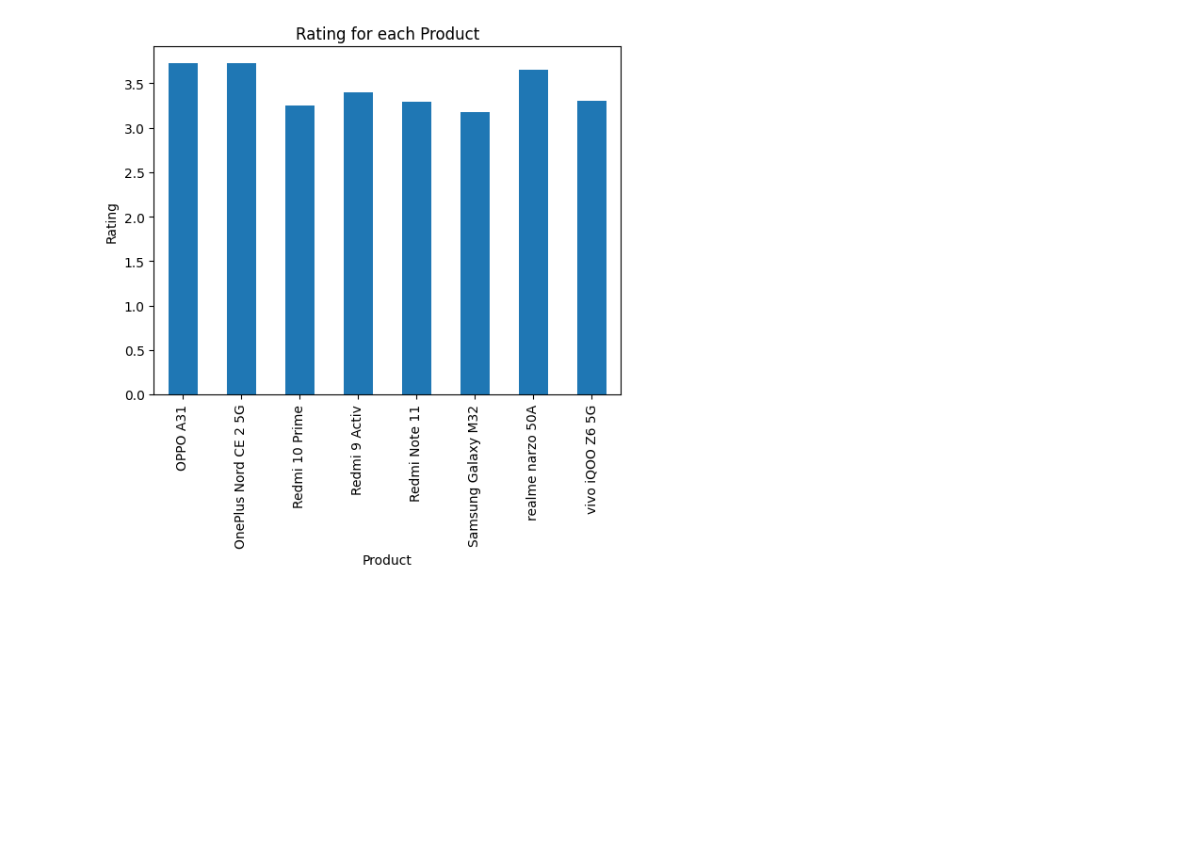
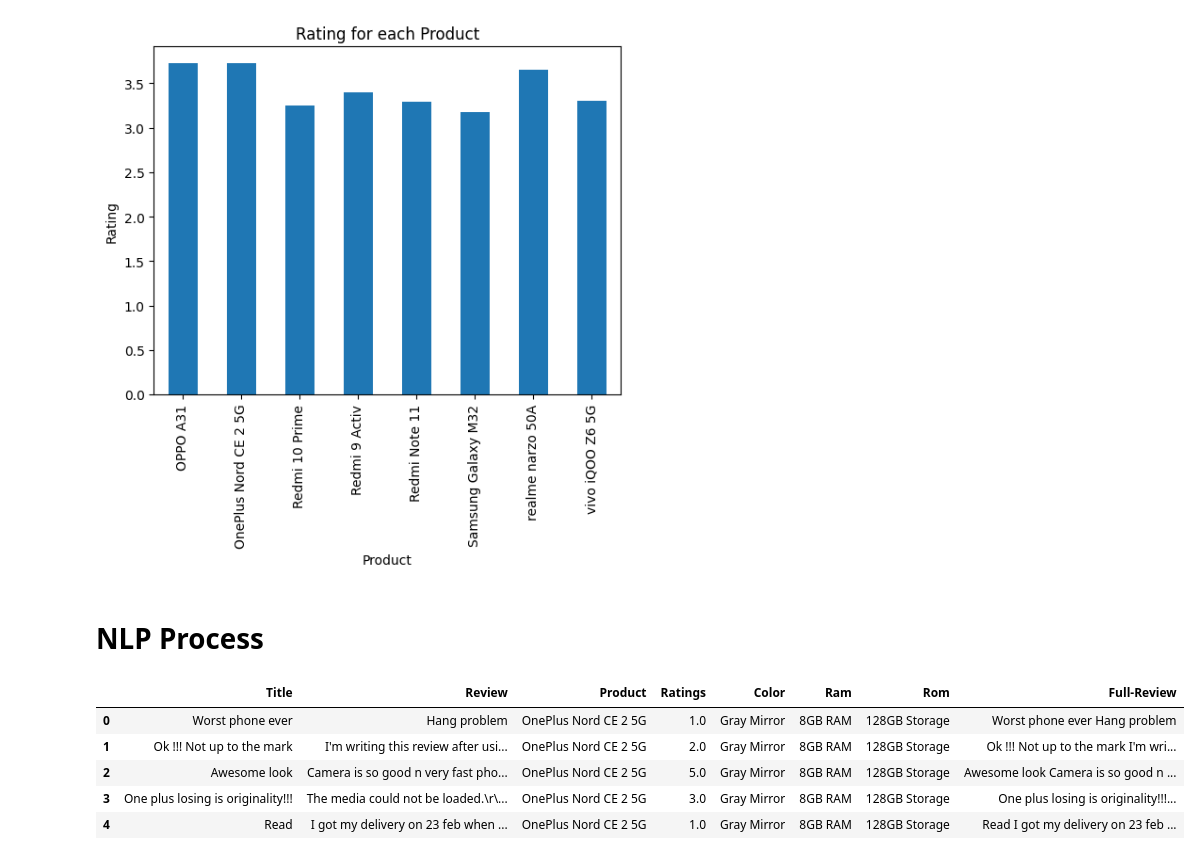
Before and after one commit to junejamonika/sentiment-analysis-amazon-reviews, a Jupyter notebook: reviews_sentiment_analysis.ipynb, the cells around one changed output. Cells and saved outputs as stored; diff of their text form; code cells hidden in the pictures; blank space fills up the shorter version.

Commit message:
nlp process

```diff
--- a/reviews_sentiment_analysis.ipynb
+++ b/reviews_sentiment_analysis.ipynb
@@ -131,3 +136,15 @@ df.groupby('Product')['Ratings'].mean().plot(kind='bar', title='Rating for each
 plt.show()
 # %% [output]
 [figure]
+# %% [markdown]
+# NLP Process
+# %%
+df['Full-Review']=df['Title']+' '+df['Review']
+df.head()
+# %% [output]
+|  | Title | Review | Product | Ratings | Color | Ram | Rom | Full-Review |
+| 0 | Worst phone ever | Hang problem | OnePlus Nord CE 2 5G | 1.0 | Gray Mirror | 8GB RAM | 128GB Storage | Worst phone ever Hang problem |
+| 1 | Ok !!! Not up to the mark | I'm writing this review after usi... | OnePlus Nord CE 2 5G | 2.0 | Gray Mirror | 8GB RAM | 128GB Storage | Ok !!! Not up to the mark I'm wri... |
+| 2 | Awesome look | Camera is so good n very fast pho... | OnePlus Nord CE 2 5G | 5.0 | Gray Mirror | 8GB RAM | 128GB Storage | Awesome look Camera is so good n ... |
+| 3 | One plus losing is originality!!! | The media could not be loaded.\r\... | OnePlus Nord CE 2 5G | 3.0 | Gray Mirror | 8GB RAM | 128GB Storage | One plus losing is originality!!!... |
+| 4 | Read | I got my delivery on 23 feb when ... | OnePlus Nord CE 2 5G | 1.0 | Gray Mirror | 8GB RAM | 128GB Storage | Read I got my delivery on 23 feb ... |
```
Also changed, not shown: parts of 5 cells of this notebook.
